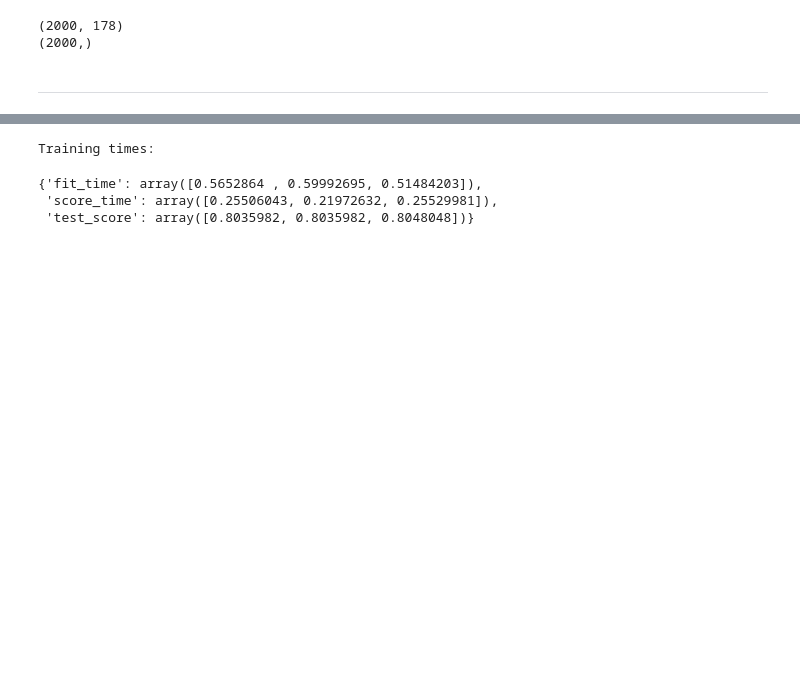
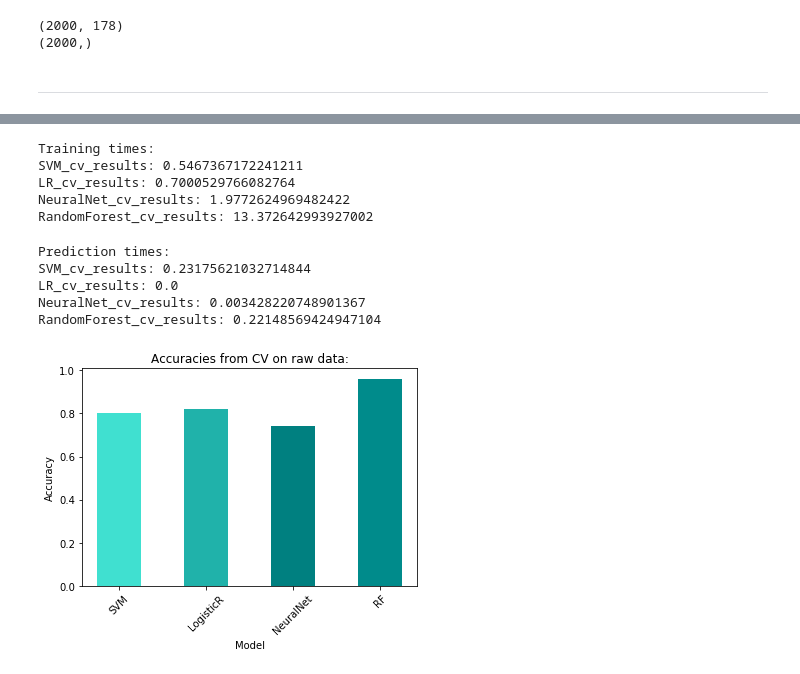
Before and after one commit to AGronowski/M-zgSeizurePrediction, a Jupyter notebook: baselineModels.ipynb, the cells around one changed output, grey strips where cells are left out. Saved outputs shown, nothing was run; the diff lists cells and outputs as text; code cells hidden in the pictures; blank space fills up the shorter version.

```diff
--- a/baselineModels.ipynb
+++ b/baselineModels.ipynb
@@ -131,0 +119,5 @@ weighted avg       0.92      0.92      0.91       400
+# %%
+modelNeuralNet = MLPClassifier(hidden_layer_sizes=(5,5,5), max_iter=500)
+#3 hidden layers with 13 neurons in each layer
+modelNeuralNet.fit(X_train, y_train)
+print(classification_report(y_test,modelNeuralNet.predict(X_test)))
@@ -179,10 +180,43 @@ RandomForest_cv_results: 0.9605002303652979
-# %%
-print("Training times:")
-# %% [output]
-Training times:
-# %%
-SVM_cv_results
-# %% [output]
-{'fit_time': array([0.5652864 , 0.59992695, 0.51484203]),
- 'score_time': array([0.25506043, 0.21972632, 0.25529981]),
- 'test_score': array([0.8035982, 0.8035982, 0.8048048])}
+# %%
+print("Training times:")
+print("SVM_cv_results: " + str(mean(SVM_cv_results['fit_time'])))
+print("LR_cv_results: " + str(mean(LR_cv_results['fit_time'])))
+print("NeuralNet_cv_results: " + str(mean(NeuralNet_cv_results['fit_time'])))
+print("RandomForest_cv_results: " + str(mean(RF_cv_results['fit_time'])))
+# %% [output]
+Training times:
+SVM_cv_results: 0.5467367172241211
+LR_cv_results: 0.7000529766082764
+NeuralNet_cv_results: 1.9772624969482422
+RandomForest_cv_results: 13.372642993927002
+# %%
+print("Prediction times:")
+print("SVM_cv_results: " + str(mean(SVM_cv_results['score_time'])))
+print("LR_cv_results: " + str(mean(LR_cv_results['score_time'])))
+print("NeuralNet_cv_results: " + str(mean(NeuralNet_cv_results['score_time'])))
+print("RandomForest_cv_results: " + str(mean(RF_cv_results['score_time'])))
+# %% [output]
+Prediction times:
+SVM_cv_results: 0.23175621032714844
+LR_cv_results: 0.0
+NeuralNet_cv_results: 0.003428220748901367
+RandomForest_cv_results: 0.22148569424947104
+# %%
+y=[mean(SVM_cv_results['test_score']),
+   mean(LR_cv_results['test_score']),
+   mean(NeuralNet_cv_results['test_score']),
+   mean(RF_cv_results['test_score'])]
+# %%
+xLabels=("SVM","LogisticR","NeuralNet","RF")
+x = np.arange(4)
+
+colours = ['turquoise','lightseagreen','teal',"darkcyan"]
+plt.bar(x, y, width=0.5, color=colours)
+plt.xticks(x, xLabels, rotation=45)
+
+plt.title("Accuracies from CV on raw data:")
+plt.ylabel("Accuracy")
+plt.xlabel("Model")
+plt.show()
+# %% [output]
+[figure, added]
```
Also changed, not shown: parts of 8 cells of this notebook.
